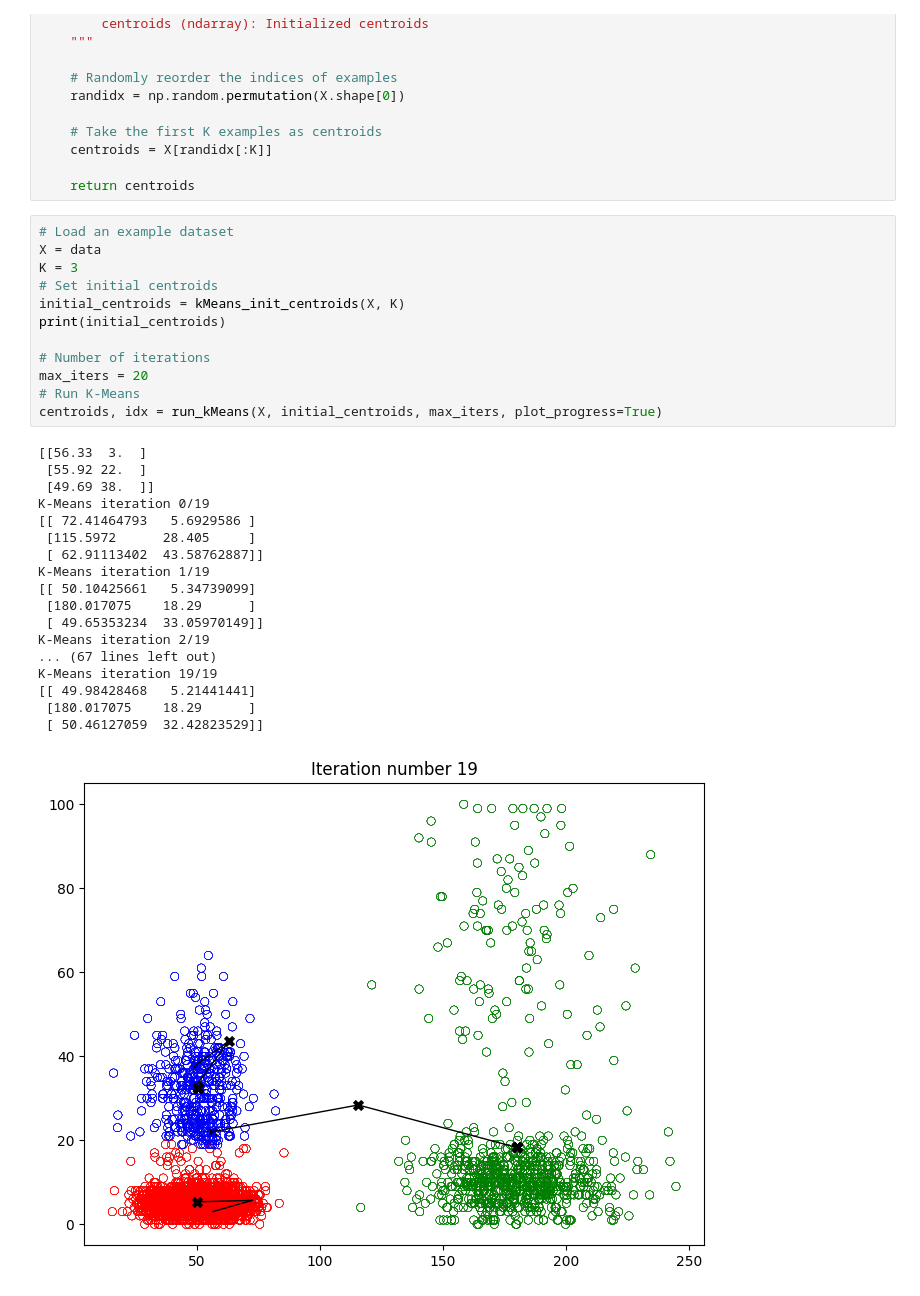
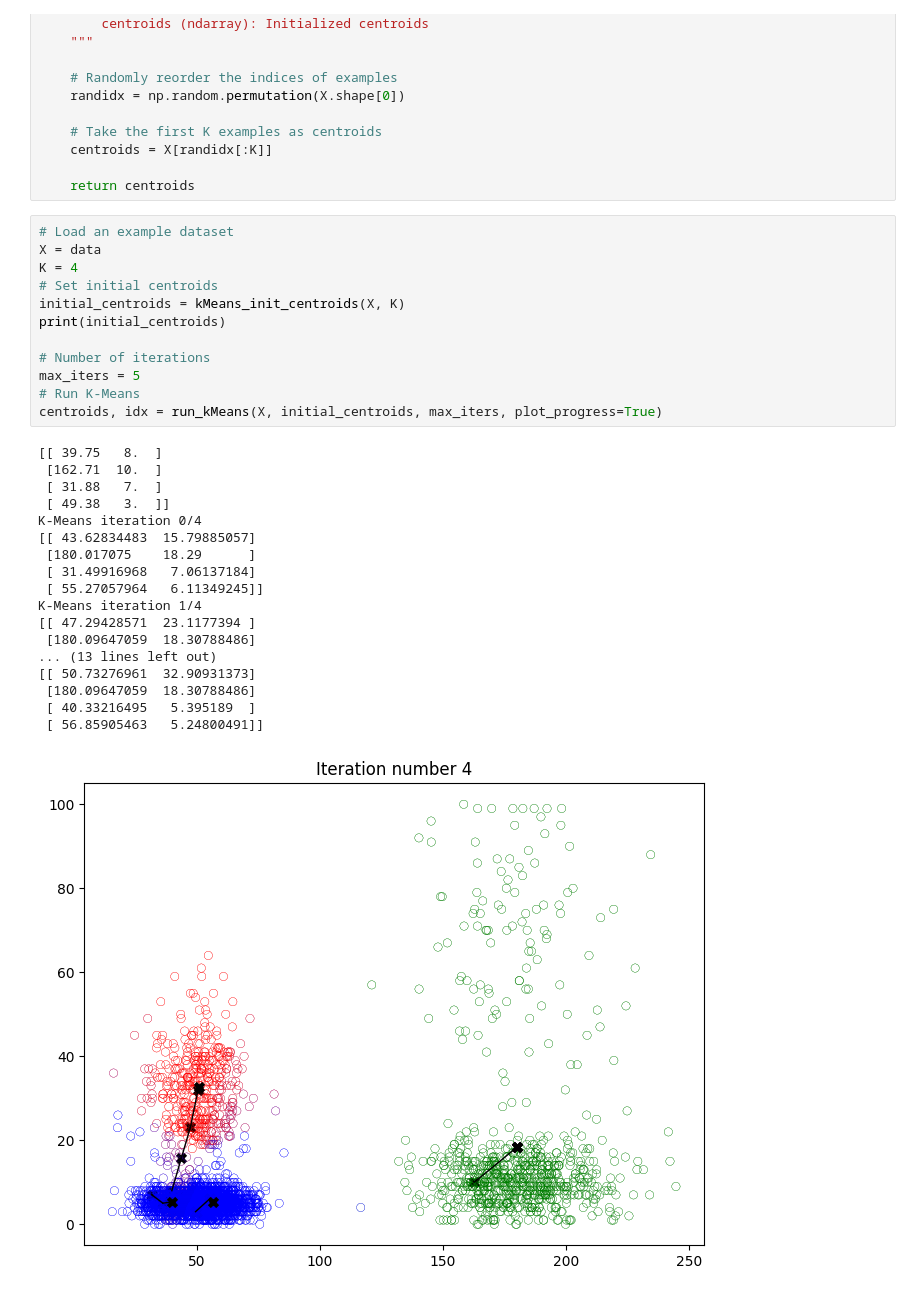
Before and after one commit to fistfulofyen/Applications_of_Machine_Learning, a Jupyter notebook: K_mean.ipynb, the cells around one changed output. Drawn from its saved outputs; the diff is of its cells as text.

```diff
--- a/K_mean.ipynb
+++ b/K_mean.ipynb
@@ -199,31 +195,31 @@ def kMeans_init_centroids(X, K):
 # %%
 # Load an example dataset
 X = data
-K = 3
+K = 4
 # Set initial centroids
 initial_centroids = kMeans_init_centroids(X, K)
 print(initial_centroids)
 
 # Number of iterations
-max_iters = 20
+max_iters = 5
 # Run K-Means
 centroids, idx = run_kMeans(X, initial_centroids, max_iters, plot_progress=True)
 # %% [output]
-[[56.33  3.  ]
- [55.92 22.  ]
- [49.69 38.  ]]
-K-Means iteration 0/19
-[[ 72.41464793   5.6929586 ]
- [115.5972      28.405     ]
- [ 62.91113402  43.58762887]]
-K-Means iteration 1/19
-[[ 50.10425661   5.34739099]
+[[ 39.75   8.  ]
+ [162.71  10.  ]
+ [ 31.88   7.  ]
+ [ 49.38   3.  ]]
+K-Means iteration 0/4
+[[ 43.62834483  15.79885057]
  [180.017075    18.29      ]
- [ 49.65353234  33.05970149]]
-K-Means iteration 2/19
-... (67 lines left out)
-K-Means iteration 19/19
-[[ 49.98428468   5.21441441]
- [180.017075    18.29      ]
- [ 50.46127059  32.42823529]]
+ [ 31.49916968   7.06137184]
+ [ 55.27057964   6.11349245]]
+K-Means iteration 1/4
+[[ 47.29428571  23.1177394 ]
+ [180.09647059  18.30788486]
+... (13 lines left out)
+[[ 50.73276961  32.90931373]
+ [180.09647059  18.30788486]
+ [ 40.33216495   5.395189  ]
+ [ 56.85905463   5.24800491]]
-[figure, old version]
+[figure, new version]
```
Also changed, not shown: parts of 1 cell of this notebook, 1 other file.
